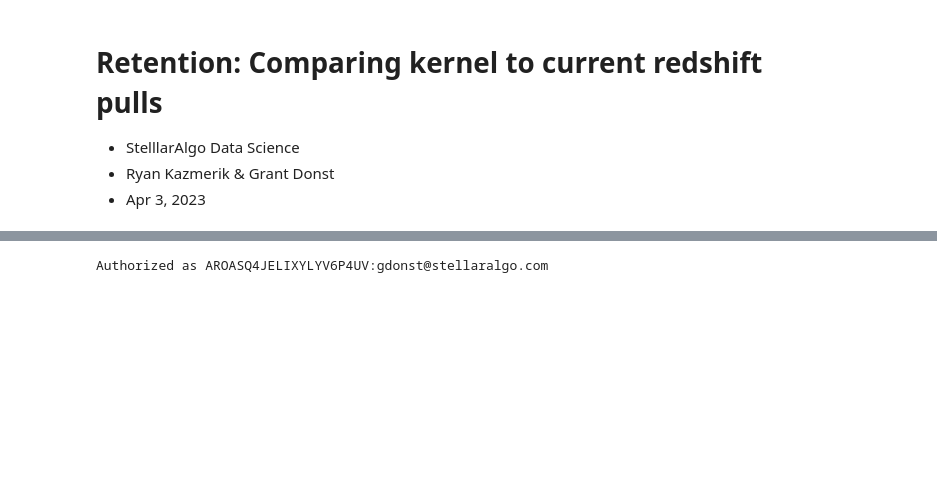
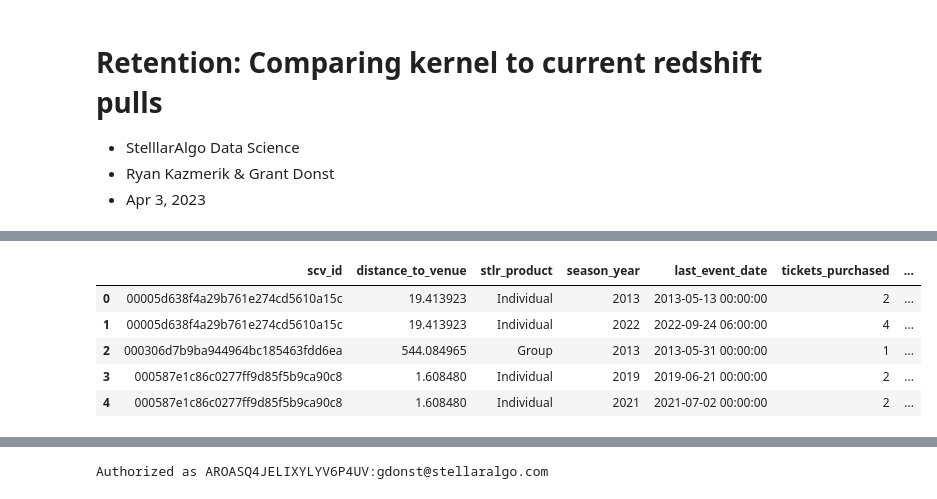
Before and after one commit to ryankazmerik/data-sci, a Jupyter notebook: experiments/Athena Workbench Retention.ipynb, the cells around one changed output, grey strips where cells are left out. Saved outputs shown, nothing was run; the diff lists cells and outputs as text; code cells hidden in the pictures; blank space fills up the shorter version.

```diff
--- a/experiments/Athena Workbench Retention.ipynb
+++ b/experiments/Athena Workbench Retention.ipynb
@@ -106 +128,10 @@ on c.scv_id = t.scv_id"""
+# %%
+df_kernel.head(5)
+# %% [output]
+|  | scv_id | distance_to_venue | stlr_product | season_year | last_event_date | tickets_purchased | ... |
+| 0 | 00005d638f4a29b761e274cd5610a15c | 19.413923 | Individual | 2013 | 2013-05-13 00:00:00 | 2 | ... |
+| 1 | 00005d638f4a29b761e274cd5610a15c | 19.413923 | Individual | 2022 | 2022-09-24 06:00:00 | 4 | ... |
+| 2 | 000306d7b9ba944964bc185463fdd6ea | 544.084965 | Group | 2013 | 2013-05-31 00:00:00 | 1 | ... |
+| 3 | 000587e1c86c0277ff9d85f5b9ca90c8 | 1.608480 | Individual | 2019 | 2019-06-21 00:00:00 | 2 | ... |
+| 4 | 000587e1c86c0277ff9d85f5b9ca90c8 | 1.608480 | Individual | 2021 | 2021-07-02 00:00:00 | 2 | ... |
 # %%
```
Also changed, not shown: parts of 9 cells of this notebook.
